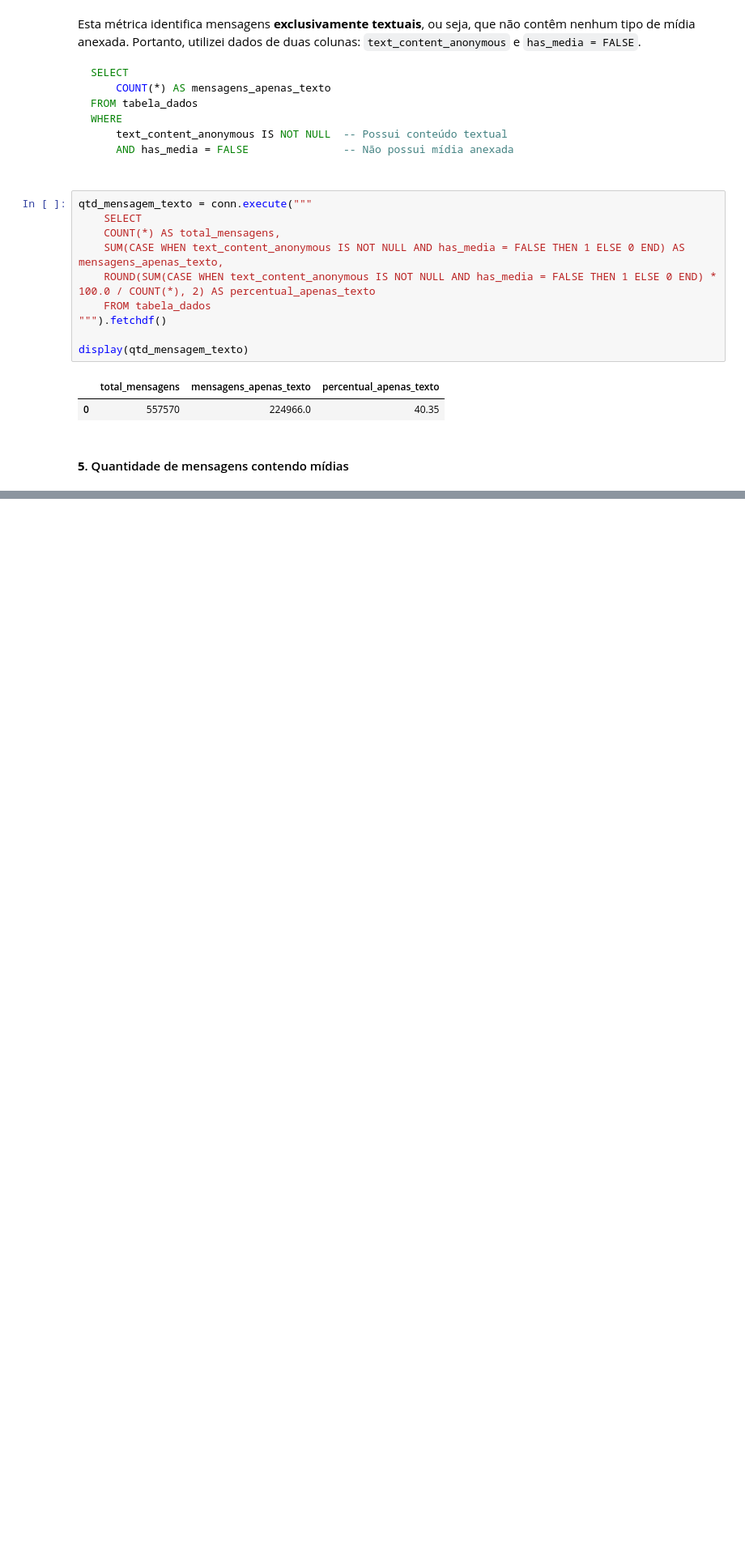
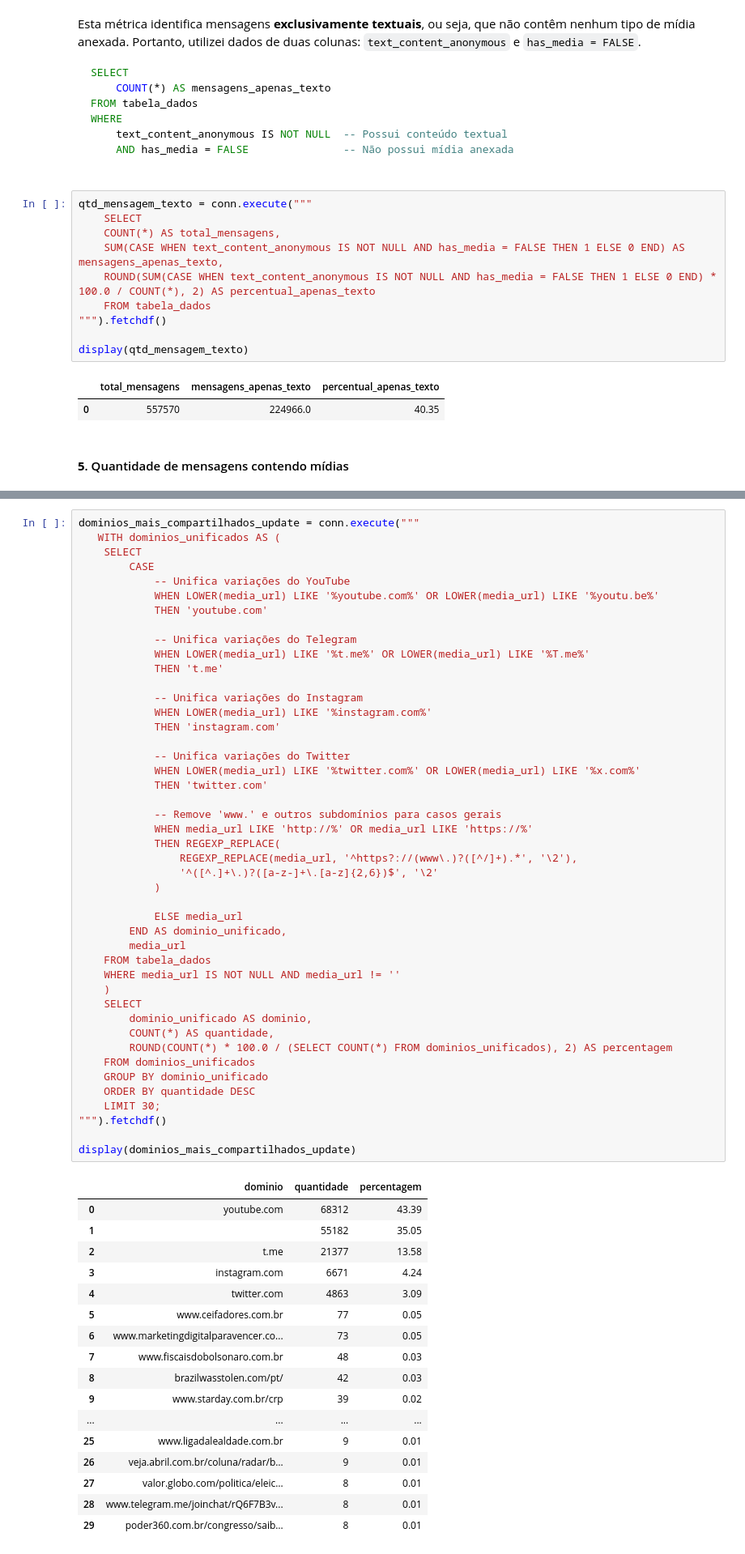
Before and after one commit to EstherMart/Data-Mining, a Jupyter notebook: Lista02_ExtracaoDeDados/extracao.ipynb, the cells around one changed output, grey strips where cells are left out. Shown at 81% size. Cells and saved outputs as stored; diff of their text form; blank space fills up the shorter version.

```diff
--- a/Lista02_ExtracaoDeDados/extracao.ipynb
+++ b/Lista02_ExtracaoDeDados/extracao.ipynb
@@ -444,0 +575,63 @@ display(qtd_mensagem_texto)
+# %%
+dominios_mais_compartilhados_update = conn.execute("""
+   WITH dominios_unificados AS (
+    SELECT
+        CASE
+            -- Unifica variações do YouTube
+            WHEN LOWER(media_url) LIKE '%youtube.com%' OR LOWER(media_url) LIKE '%youtu.be%'
+            THEN 'youtube.com'
+
+            -- Unifica variações do Telegram
+            WHEN LOWER(media_url) LIKE '%t.me%' OR LOWER(media_url) LIKE '%T.me%'
+            THEN 't.me'
+
+            -- Unifica variações do Instagram
+            WHEN LOWER(media_url) LIKE '%instagram.com%'
+            THEN 'instagram.com'
+
+            -- Unifica variações do Twitter
+            WHEN LOWER(media_url) LIKE '%twitter.com%' OR LOWER(media_url) LIKE '%x.com%'
+            THEN 'twitter.com'
+
+            -- Remove 'www.' e outros subdomínios para casos gerais
+            WHEN media_url LIKE 'http://%' OR media_url LIKE 'https://%'
+            THEN REGEXP_REPLACE(
+                REGEXP_REPLACE(media_url, '^https?://(www\.)?([^/]+).*', '\2'),
+                '^([^.]+\.)?([a-z-]+\.[a-z]{2,6})$', '\2'
+            )
+
+            ELSE media_url
+        END AS dominio_unificado,
+        media_url
+    FROM tabela_dados
+    WHERE media_url IS NOT NULL AND media_url != ''
+    )
+    SELECT
+        dominio_unificado AS dominio,
+        COUNT(*) AS quantidade,
+        ROUND(COUNT(*) * 100.0 / (SELECT COUNT(*) FROM dominios_unificados), 2) AS percentagem
+    FROM dominios_unificados
+    GROUP BY dominio_unificado
+    ORDER BY quantidade DESC
+    LIMIT 30;
+""").fetchdf()
+
+display(dominios_mais_compartilhados_update)
+# %% [output]
+|  | dominio | quantidade | percentagem |
+| 0 | youtube.com | 68312 | 43.39 |
+| 1 |  | 55182 | 35.05 |
+| 2 | t.me | 21377 | 13.58 |
+| 3 | instagram.com | 6671 | 4.24 |
+| 4 | twitter.com | 4863 | 3.09 |
+| 5 | www.ceifadores.com.br | 77 | 0.05 |
+| 6 | www.marketingdigitalparavencer.co... | 73 | 0.05 |
+| 7 | www.fiscaisdobolsonaro.com.br | 48 | 0.03 |
+| 8 | brazilwasstolen.com/pt/ | 42 | 0.03 |
+| 9 | www.starday.com.br/crp | 39 | 0.02 |
+| ... | ... | ... | ... |
+| 25 | www.ligadalealdade.com.br | 9 | 0.01 |
+| 26 | veja.abril.com.br/coluna/radar/b… | 9 | 0.01 |
+| 27 | valor.globo.com/politica/eleic… | 8 | 0.01 |
+| 28 | www.telegram.me/joinchat/rQ6F7B3v... | 8 | 0.01 |
+| 29 | poder360.com.br/congresso/saib… | 8 | 0.01 |
```
Also changed, not shown: parts of 47 cells of this notebook.
